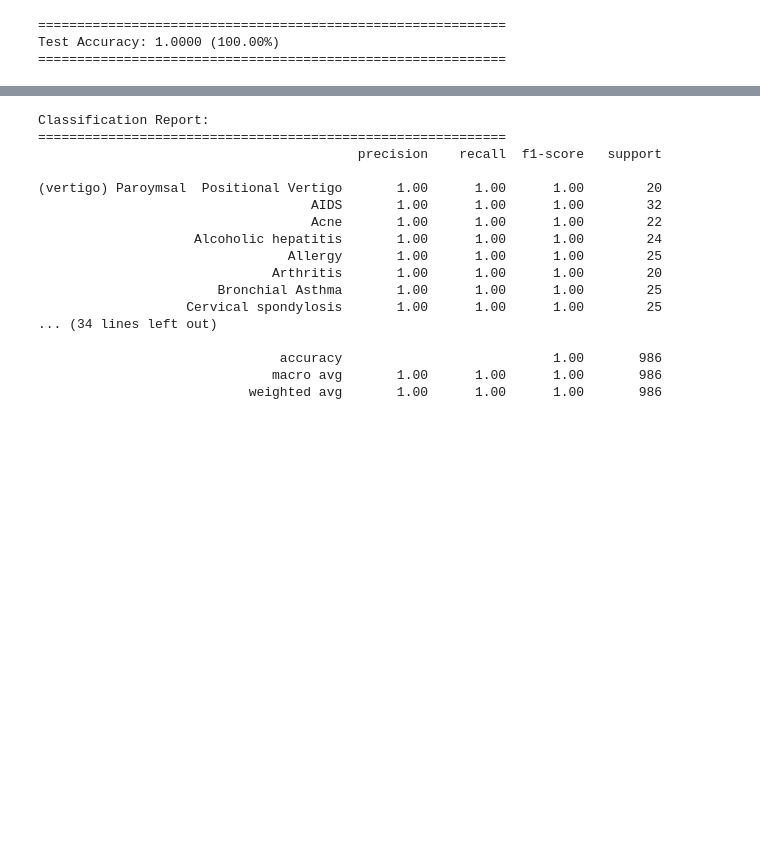
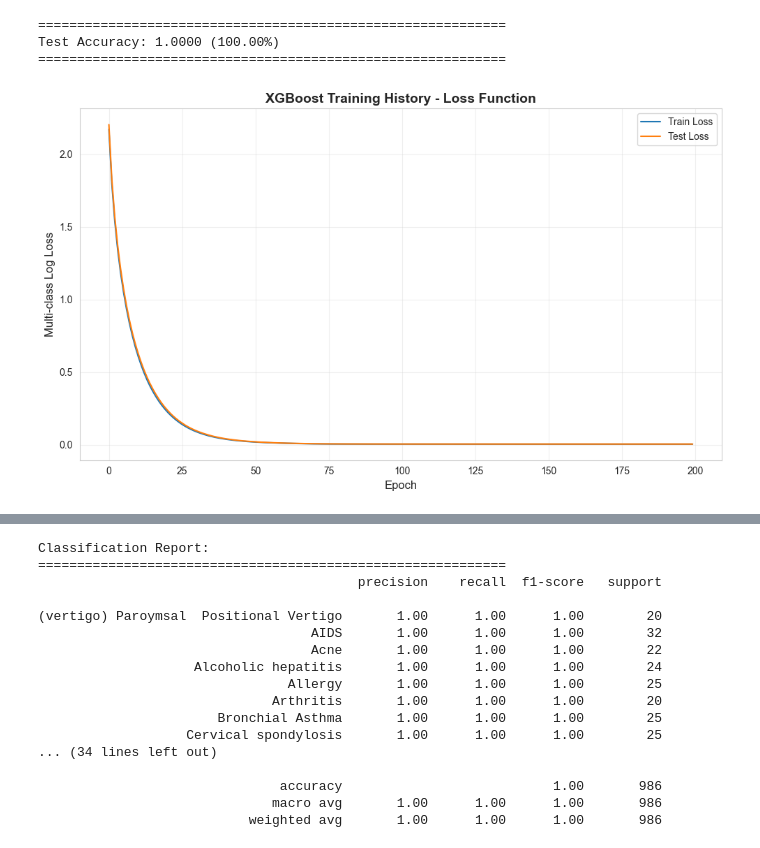
Before and after one commit to TanishqChavan10/Multiple_disease_Predictor, a Jupyter notebook: notebooks/02_Disease_Symptom_Prediction.ipynb, the cells around one changed output, grey strips where cells are left out. Saved outputs shown, nothing was run; the diff lists cells and outputs as text; code cells hidden in the pictures; blank space fills up the shorter version.

```diff
--- a/notebooks/02_Disease_Symptom_Prediction.ipynb
+++ b/notebooks/02_Disease_Symptom_Prediction.ipynb
@@ -217,3 +256,24 @@ print(f"="*60)
 ============================================================
 Test Accuracy: 1.0000 (100.00%)
 ============================================================
+# %%
+# Plot training and validation loss curves
+results = model.evals_result()
+epochs = len(results['validation_0']['mlogloss'])
+x_axis = range(0, epochs)
+
+fig, ax = plt.subplots(figsize=(10, 6))
+ax.plot(x_axis, results['validation_0']['mlogloss'], label='Train Loss')
+ax.plot(x_axis, results['validation_1']['mlogloss'], label='Test Loss')
+ax.legend()
+ax.set_ylabel('Multi-class Log Loss', fontsize=12)
+ax.set_xlabel('Epoch', fontsize=12)
+ax.set_title('XGBoost Training History - Loss Function', fontsize=14, fontweight='bold')
+ax.grid(alpha=0.3)
+plt.tight_layout()
+plt.show()
+
+print(f"Final Training Loss: {results['validation_0']['mlogloss'][-1]:.4f}")
+print(f"Final Test Loss: {results['validation_1']['mlogloss'][-1]:.4f}")
+# %% [output]
+[figure, added]
```
Also changed, not shown: parts of 13 cells of this notebook, 7 other files.
